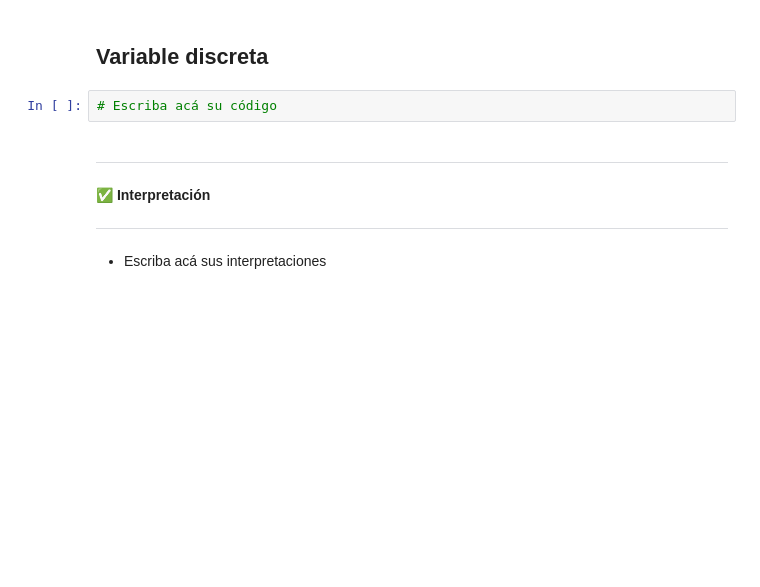
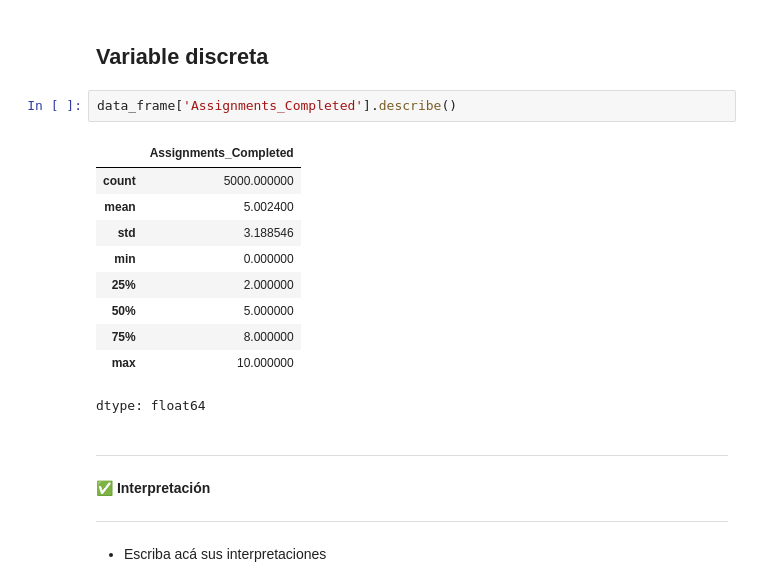
Before and after one commit to kotonitro/Inteligencia_Artificial_UBB, a Jupyter notebook: 620454_Base_Evaluacion_1_AnalisisExploratorio.ipynb, the cells around one changed output. Saved outputs shown, nothing was run; the diff lists cells and outputs as text; blank space fills up the shorter version.

```diff
--- a/620454_Base_Evaluacion_1_AnalisisExploratorio.ipynb
+++ b/620454_Base_Evaluacion_1_AnalisisExploratorio.ipynb
@@ -193,8 +204,19 @@ Deberá incluir el cálculo e interpretación de las siguientes medidas estadís
 + Escriba acá sus interpretaciones
 # %% [markdown]
 ## Variable discreta
-# %%
-# Escriba acá su código
+# %%
+data_frame['Assignments_Completed'].describe()
+# %% [output]
+|  | Assignments_Completed |
+| count | 5000.000000 |
+| mean | 5.002400 |
+| std | 3.188546 |
+| min | 0.000000 |
+| 25% | 2.000000 |
+| 50% | 5.000000 |
+| 75% | 8.000000 |
+| max | 10.000000 |
+dtype: float64
 # %% [markdown]
 ---
 ✅ **Interpretación**
```
Also changed, not shown: parts of 5 cells of this notebook.
